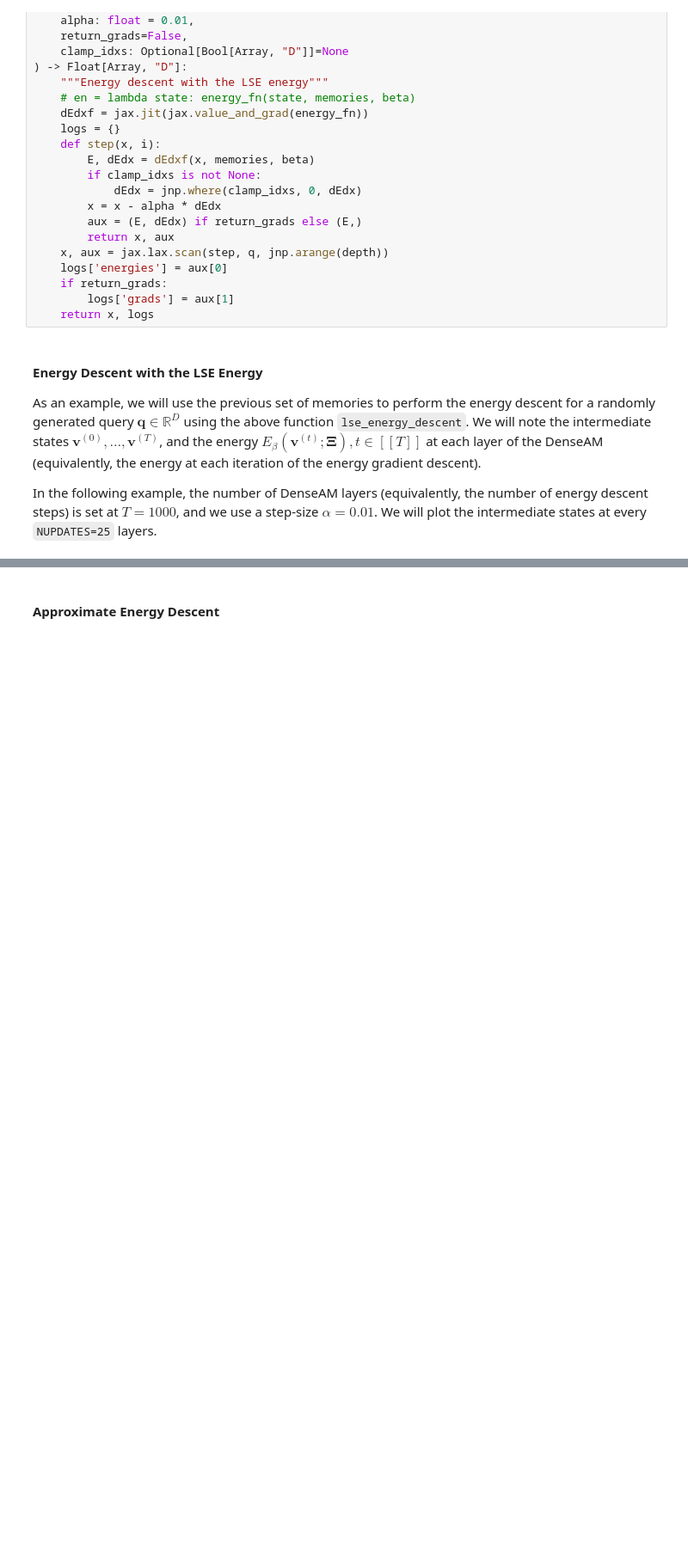
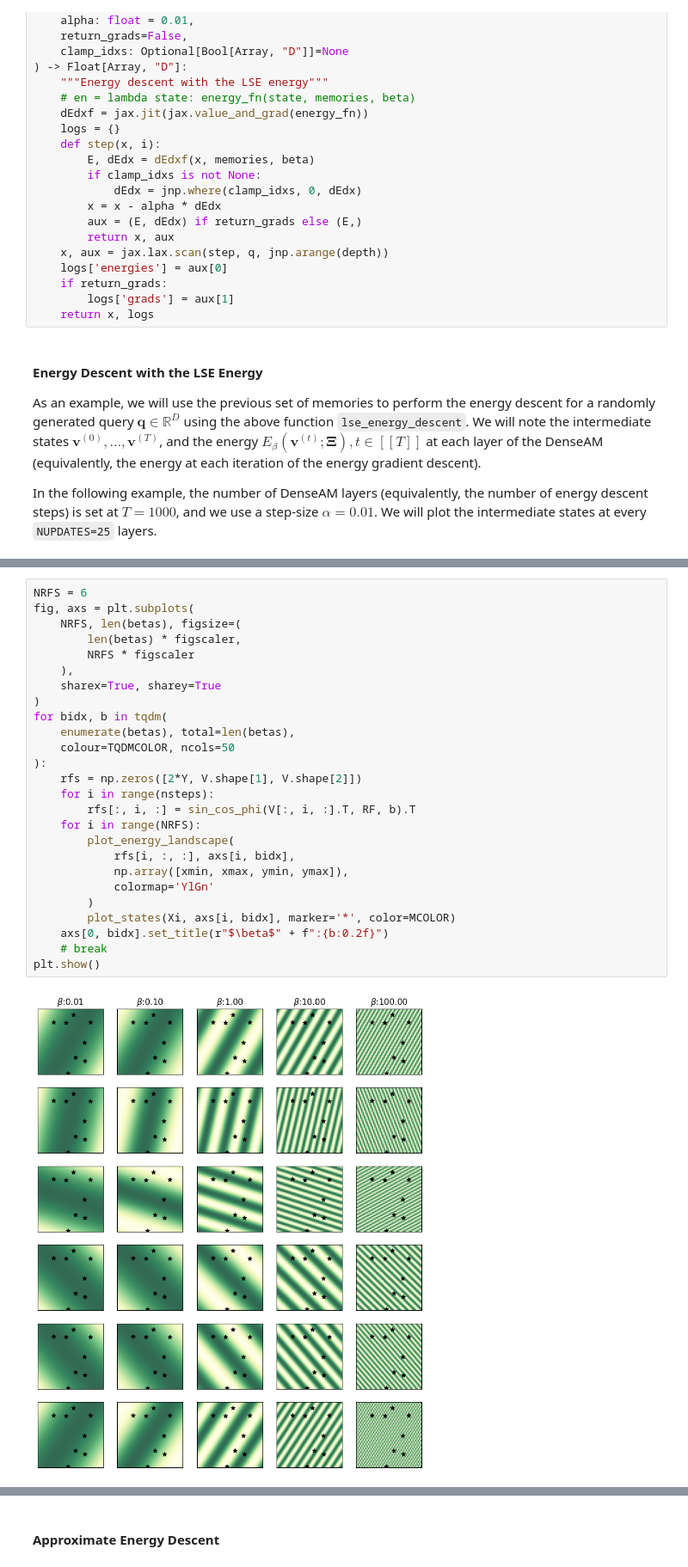
Before and after one commit to bhoov/amtutorial, a Jupyter notebook: nbs/tutorial/03_distributed_memory.ipynb, the cells around one changed output, grey strips where cells are left out. Shown at 86% size. Saved outputs shown, nothing was run; the diff lists cells and outputs as text; blank space fills up the shorter version.

```diff
--- a/nbs/tutorial/03_distributed_memory.ipynb
+++ b/nbs/tutorial/03_distributed_memory.ipynb
@@ -280,2 +374,30 @@ def sin_cos_phi(
+# %%
+NRFS = 6
+fig, axs = plt.subplots(
+    NRFS, len(betas), figsize=(
+        len(betas) * figscaler,
+        NRFS * figscaler
+    ),
+    sharex=True, sharey=True
+)
+for bidx, b in tqdm(
+    enumerate(betas), total=len(betas),
+    colour=TQDMCOLOR, ncols=50
+):
+    rfs = np.zeros([2*Y, V.shape[1], V.shape[2]])
+    for i in range(nsteps):
+        rfs[:, i, :] = sin_cos_phi(V[:, i, :].T, RF, b).T
+    for i in range(NRFS):
+        plot_energy_landscape(
+            rfs[i, :, :], axs[i, bidx],
+            np.array([xmin, xmax, ymin, ymax]),
+            colormap='YlGn'
+        )
+        plot_states(Xi, axs[i, bidx], marker='*', color=MCOLOR)
+    axs[0, bidx].set_title(r"$\beta$" + f":{b:0.2f}")
+    # break
+plt.show()
+# %% [output]
+[figure, added]
 # %% [markdown]
 ### Approximating the Energy with Random Features
```
Also changed, not shown: parts of 27 cells of this notebook.
